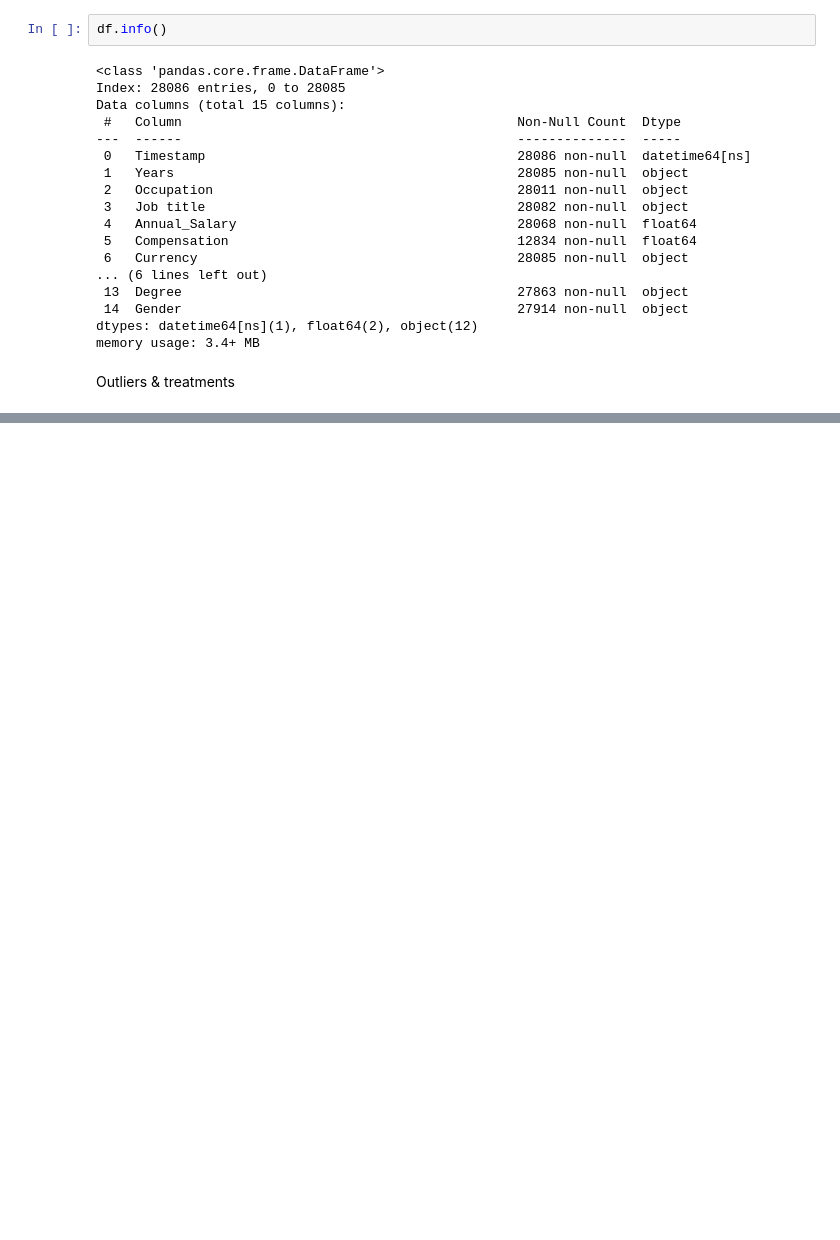
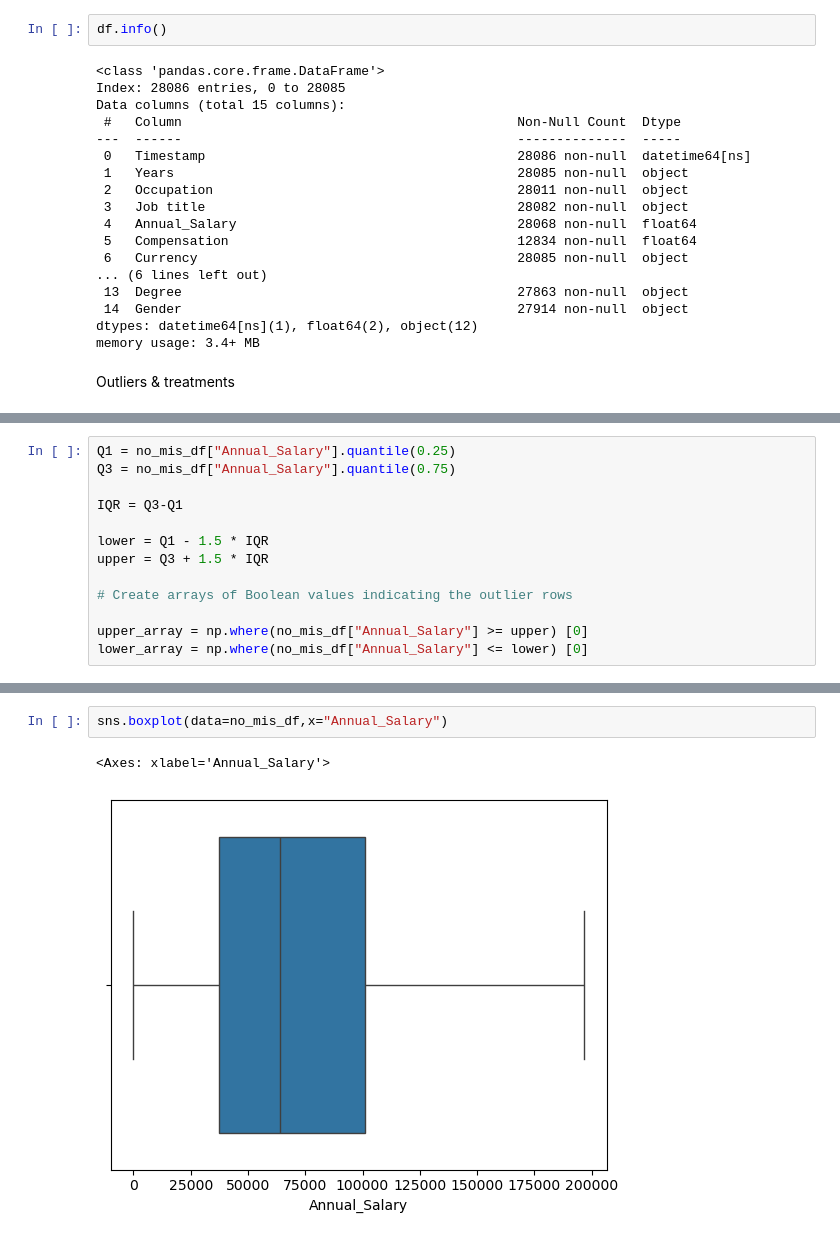
Before and after one commit to sba25078/ca-1-data-exploration-and-preparartion-Mrfolami, a Jupyter notebook: CA1.ipynb, the cells around one changed output, grey strips where cells are left out. Cells and saved outputs as stored; diff of their text form; blank space fills up the shorter version.

```diff
--- a/CA1.ipynb
+++ b/CA1.ipynb
@@ -509,0 +527,13 @@ Annual_Salary
+# %%
+Q1 = no_mis_df["Annual_Salary"].quantile(0.25)
+Q3 = no_mis_df["Annual_Salary"].quantile(0.75)
+
+IQR = Q3-Q1
+
+lower = Q1 - 1.5 * IQR
+upper = Q3 + 1.5 * IQR
+
+# Create arrays of Boolean values indicating the outlier rows
+
+upper_array = np.where(no_mis_df["Annual_Salary"] >= upper) [0]
+lower_array = np.where(no_mis_df["Annual_Salary"] <= lower) [0]
@@ -509,0 +558,5 @@ Annual_Salary
+# %%
+sns.boxplot(data=no_mis_df,x="Annual_Salary")
+# %% [output]
+<Axes: xlabel='Annual_Salary'>
+[figure, added]
```
Also changed, not shown: parts of 8 cells of this notebook.
